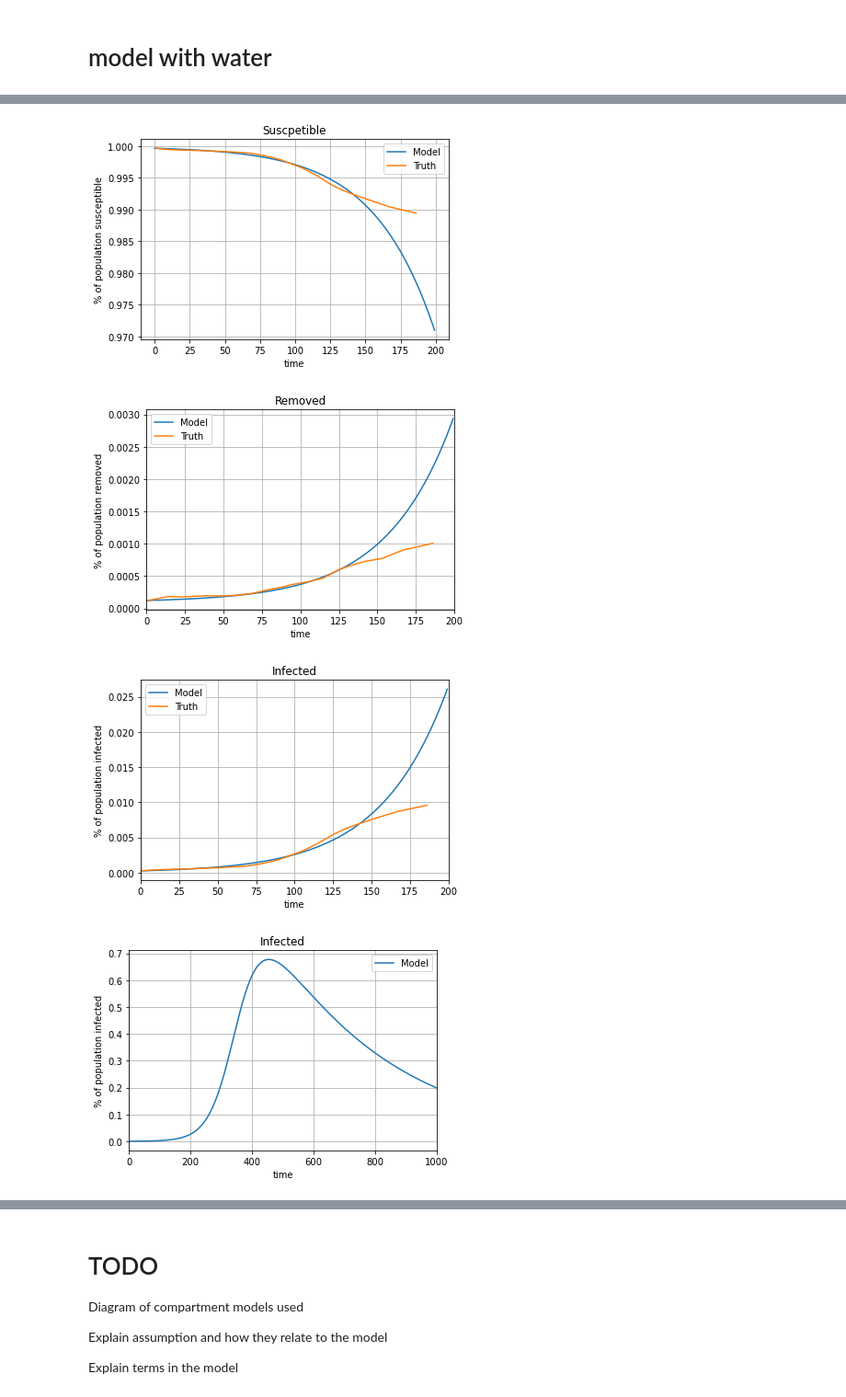
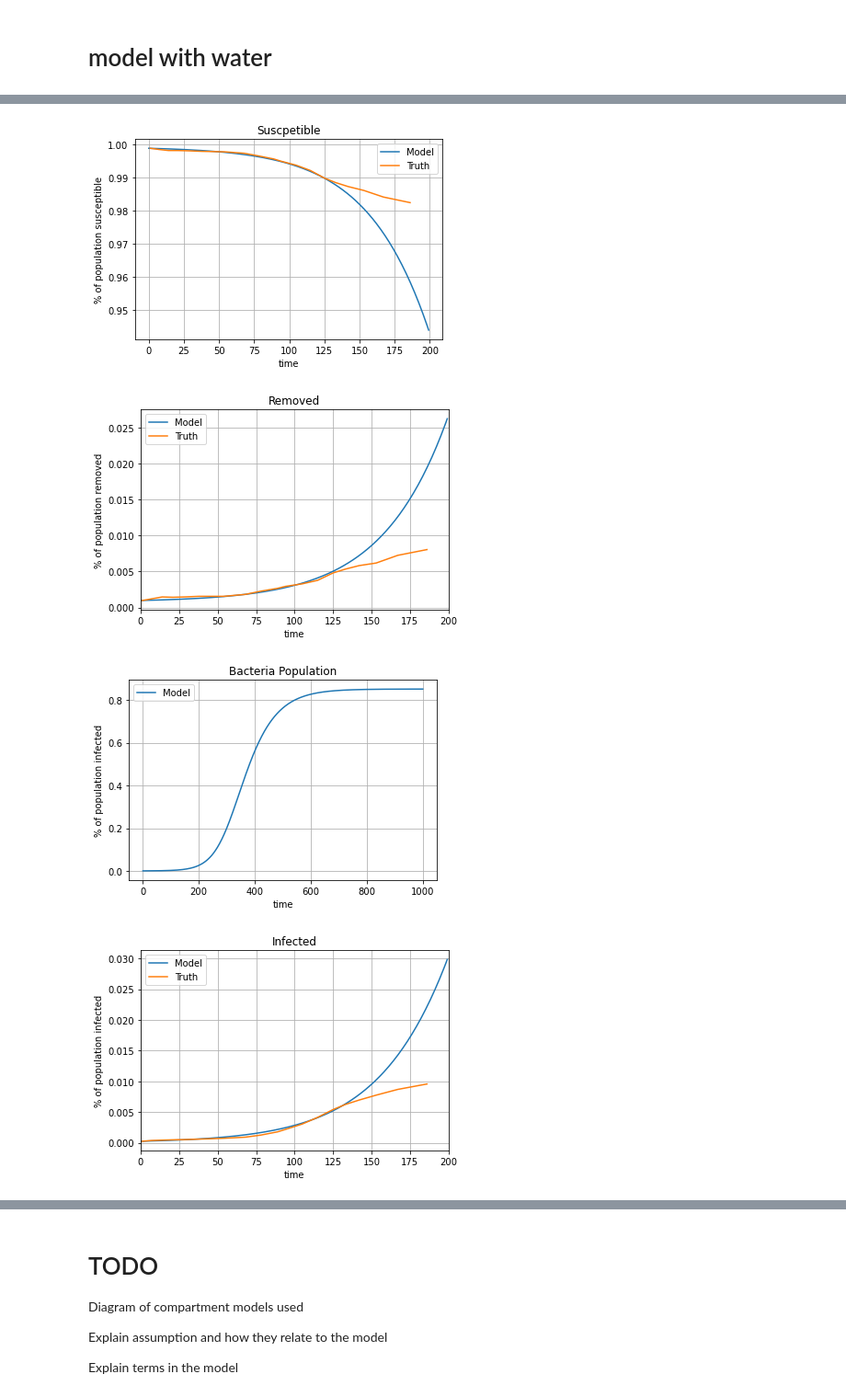
Before and after one commit to DusanKovac/Modelling-Cholera-Outbreak, a Jupyter notebook: Caitlins_SIR.ipynb, the cells around one changed output, grey strips where cells are left out. Shown at 92% size. Saved outputs shown, nothing was run; the diff lists cells and outputs as text; code cells hidden in the pictures.

```diff
--- a/Caitlins_SIR.ipynb
+++ b/Caitlins_SIR.ipynb
@@ -85,11 +64,3 @@ def SIR_model_with_control_1(y, t, alpha, beta, beta2):
-# %%
-def SIR_model3(y,t,alpha,beta,beta2,k):
-    S, I, R, W = y
-    dSdt = -beta*S*I - beta2*S*W
-    dIdt = beta*S*I + beta2*S*W - alpha*I
-    dRdt = alpha*I
-    dWdt = -beta2*S*W + I*(1-I*k)
-    return dSdt, dIdt, dRdt, dWdt
 # %% [markdown]
 # Assumptions
 
@@ -299,23 +372,27 @@ result = minimize(error, params, args=(initial_conditions, tspan, data), method=
 # %%
+# Now control the water
 
+# Update paramters
 alpha = result.params['alpha'].value
-
 beta = result.params['beta'].value
 beta2 = result.params['beta2'].value
-
-print("Optimal Parameters: \nalpha =", alpha, "\nbeta =", beta)
+beta3 = 0 # result.params['beta3'].value
+beta4 = 0 # result.params['beta4'].value
+k = 0 # result.params['k'].value
 
 t = np.linspace(0, 1000, 1000)
 
-sol = np.array(odeint(SIR_model, [S0, I0, R0], t, args=(alpha, beta)))
+sol = np.array(odeint(SIR_model3, [S0, I0, R0, W0], t, args=(alpha, beta, beta2, beta3, beta4, k)))
 S_model = sol[:,0]
 I_model = sol[:,1]
 R_model = sol[:,2]
+W_model = sol[:,2]
 
 times[num_days]
 
-sols = np.array(odeint(SIR_model, [S0, I0, R0], times, args=(alpha, beta)))
-S_1 = sols[num_days,0]
-I_1 = sols[num_days,1]
-R_1 = sols[num_days,2]
+sols = np.array(odeint(SIR_model3, [S0, I0, R0, W0], times, args=(alpha, beta, beta2, beta3, beta4, k)))
+S_1 = sols[0,0]
+I_1 = sols[0,1]
+R_1 = sols[0,2]
+W_1 = sols[0,3]
 # %% [output]
@@ -333,7 +400,4 @@ array([[9.99636111e-01, 2.41666667e-04, 1.22222222e-04],
 # %%
-# Plot susceptibles
-#plt.figure(figsize = [6,4])
-#plt()
 
 p = plt.figure(figsize = [6,4])
 
@@ -364,35 +428,48 @@ plt.title("Removed")
 plt.xlim(0,200)
 plt.show()
 
+# Bacteria growth
+plt.figure(figsize = [6, 4])
+# plt.plot(t[0:200], W_model[0:200], label = "Model")
+plt.plot(t, W_model, label = "Model")
+plt.grid()
+plt.legend()
+plt.xlabel("time")
+plt.ylabel("% of population infected")
+plt.title("Bacteria Population")
+plt.show()
+
+
+# Infected
 plt.figure(figsize = [6, 4])
 plt.plot(t[0:200], I_model[0:200], label = "Model")
 plt.plot(times, I_data, label = "Truth")
 
 # plt.plot(times,infected/N, label = "true infected")
 plt.grid()
 plt.legend()
 plt.xlabel("time")
 plt.ylabel("% of population infected")
 plt.title("Infected")
 
 #plt.ylim([0,0.005])
 plt.xlim([0,200])
 plt.show()
 
 plt.figure(figsize = [6, 4])
 plt.plot(t, I_model, label = "Model")
 
 plt.grid()
 plt.legend()
 plt.xlabel("time")
 plt.ylabel("% of population infected")
 plt.title("Infected")
 
 #plt.ylim([0,0.005])
 plt.xlim([0,1000])
 plt.show()
 # %% [output]
-[figure, old version]
+[figure, new version]
-[figure, old version]
+[figure, new version]
-[figure, old version]
+[figure, new version]
-[figure, old version]
+[figure, new version]
```
Also changed, not shown: parts of 26 cells of this notebook.
